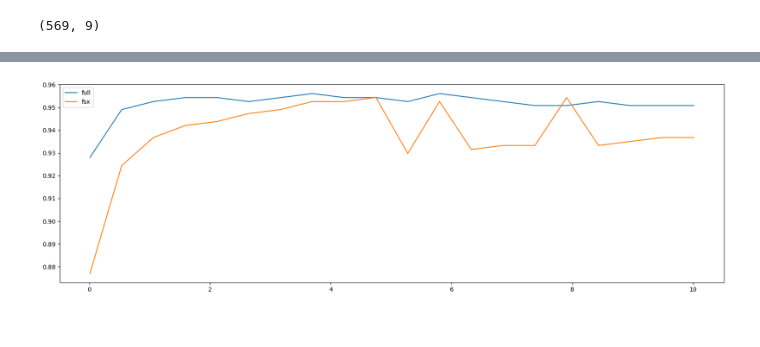
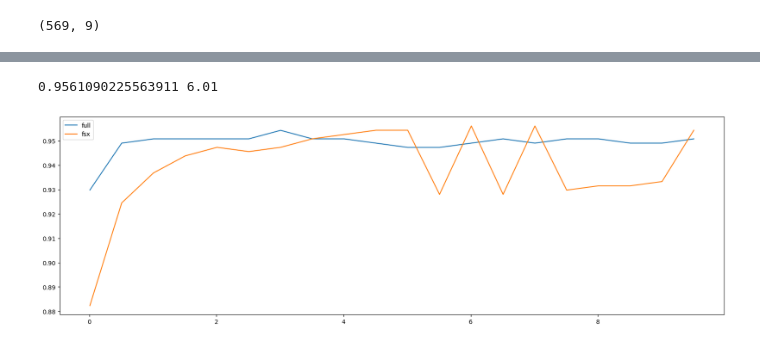
Before and after one commit to hezhen98/logistic, a Jupyter notebook: logistic.ipynb, the cells around one changed output, grey strips where cells are left out. Drawn from its saved outputs; the diff is of its cells as text; code cells hidden in the pictures.

```diff
--- a/logistic.ipynb
+++ b/logistic.ipynb
@@ -163,18 +135,20 @@ plt.show()
 # %%
 # 画C的学习曲线
 fullx = []
 fsx = []
-C = np.linspace(0.01,10.01,20)
+C = np.arange(0.01,10.01,0.5)
 for i in C:
     LR_ = LR(solver='liblinear',C=i,random_state=420)
     x_embedded = SelectFromModel(LR_,norm_order=1).fit_transform(data.data,data.target)
-    fullx.append(cross_val_score(LR_,data.data,data.target,cv=5).mean())
-    fsx.append(cross_val_score(LR_,x_embedded,data.target,cv=5).mean())
+    fullx.append(cross_val_score(LR_,data.data,data.target,cv=10).mean())
+    fsx.append(cross_val_score(LR_,x_embedded,data.target,cv=10).mean())
+print(max(fsx),C[fsx.index(max(fsx))])
 plt.figure(figsize=(20,6))
 plt.plot(C,fullx,label ='full')
 plt.plot(C,fsx,label ='fsx')
 plt.xticks()
 plt.legend()
 plt.show()
 # %% [output]
+0.9561090225563911 6.01
-[figure, old version]
+[figure, new version]
```
Also changed, not shown: parts of 12 cells of this notebook.
